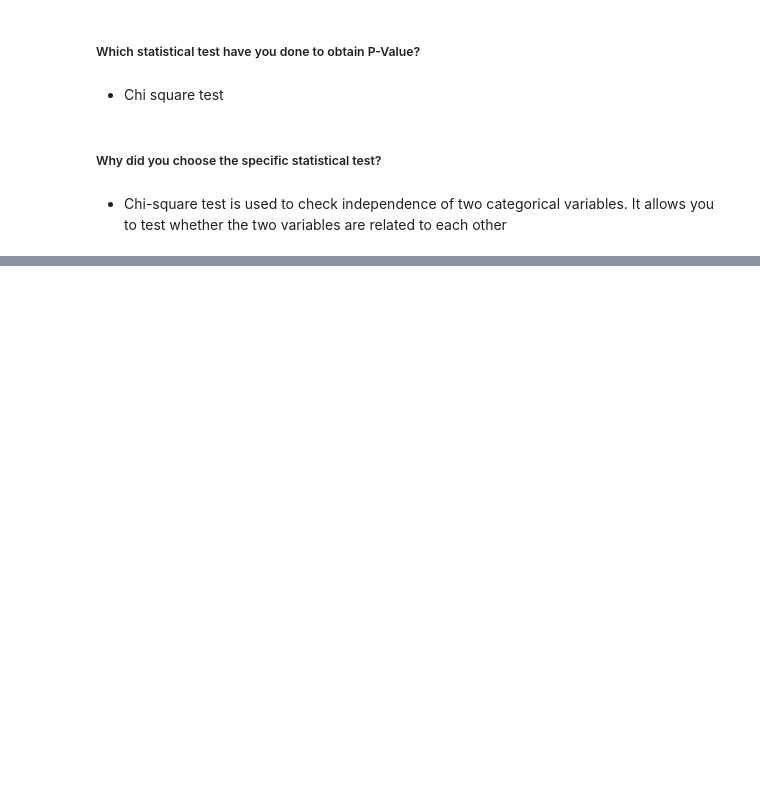
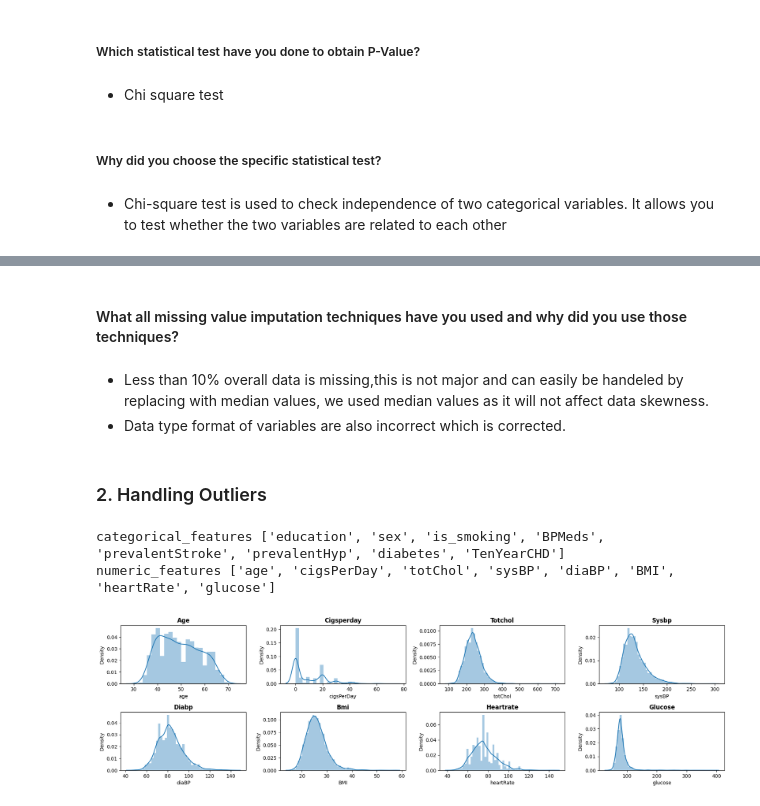
Before and after one commit to Rajat-Sri/Capstone-3-Cardiovascular-Risk-Prediction, a Jupyter notebook: Cardiovascular_Risk_Prediction.ipynb, the cells around one changed output, grey strips where cells are left out. Drawn from its saved outputs; the diff is of its cells as text; code cells hidden in the pictures; blank space fills up the shorter version.

```diff
--- a/Cardiovascular_Risk_Prediction.ipynb
+++ b/Cardiovascular_Risk_Prediction.ipynb
@@ -971,0 +1017,28 @@ dependent categories
+# %% [markdown]
+#### What all missing value imputation techniques have you used and why did you use those techniques?
+# %% [markdown]
+
+ - Less than 10% overall data is missing,this is not major and can easily be handeled by replacing with median values, we used median values as it will not affect data skewness.
+ - Data type format of variables are also incorrect which is corrected.
+# %% [markdown]
+### 2. Handling Outliers
+# %%
+# Lets check the discrete and continuous features
+categorical_features = [i for i in ml_df.columns if ml_df[i].nunique()<=4]
+numeric_features = [i for i in ml_df.columns if i not in categorical_features]
+
+print(f'categorical_features {categorical_features}')
+print(f'numeric_features {numeric_features}')
+# %% [output]
+categorical_features ['education', 'sex', 'is_smoking', 'BPMeds', 'prevalentStroke', 'prevalentHyp', 'diabetes', 'TenYearCHD']
+numeric_features ['age', 'cigsPerDay', 'totChol', 'sysBP', 'diaBP', 'BMI', 'heartRate', 'glucose']
+# %%
+# Visualizing the distributions.
+plt.figure(figsize=(18,12))
+for n,column in enumerate(numeric_features):
+  plt.subplot(5, 4, n+1)
+  sns.distplot(ml_df[column])
+  plt.title(f'{column.title()}',weight='bold')
+  plt.tight_layout()
+# %% [output]
+[figure, added]
```
Also changed, not shown: parts of 58 cells of this notebook.
